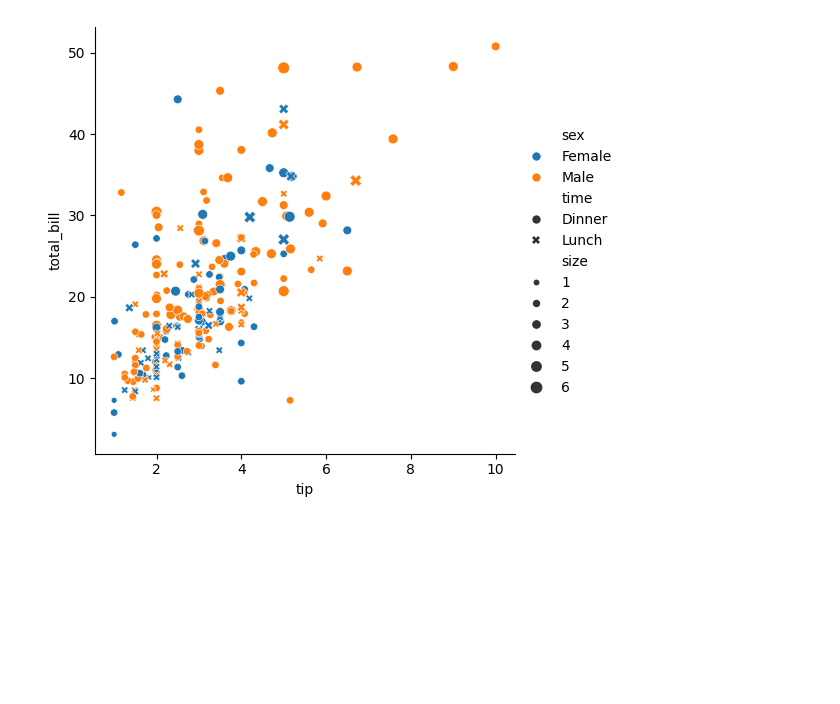
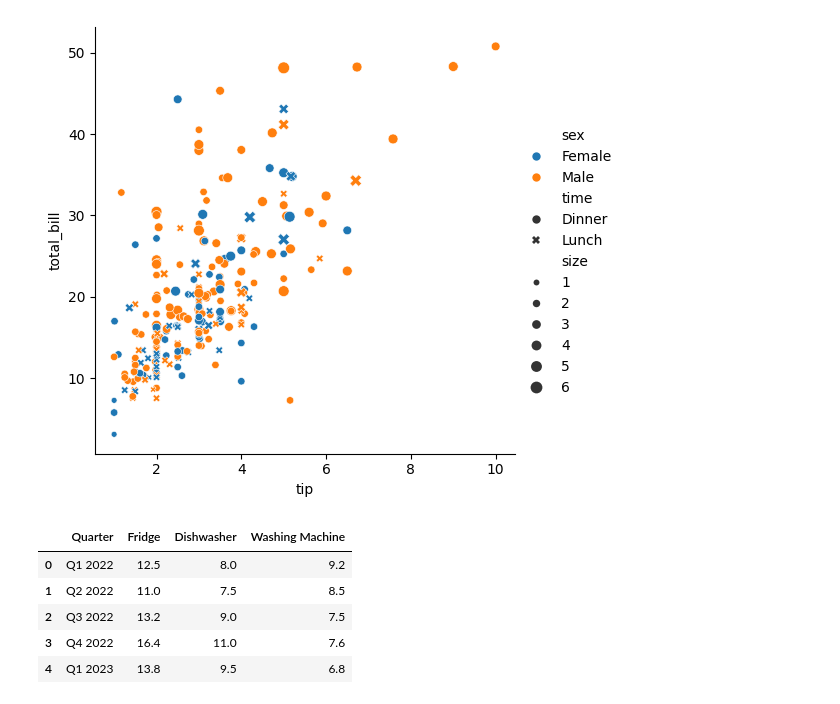
Before and after one commit to redwanhasan07208212/python-basic, a Jupyter notebook: Class_8/SeabornPrac.ipynb, the cells around one changed output. Cells and saved outputs as stored; diff of their text form; code cells hidden in the pictures; blank space fills up the shorter version.

```diff
--- a/Class_8/SeabornPrac.ipynb
+++ b/Class_8/SeabornPrac.ipynb
@@ -65,3 +65,13 @@ sns.relplot(tips,x='tip',y='total_bill',kind='scatter',hue='sex',style='time',si
 # %% [output]
 <seaborn.axisgrid.FacetGrid at 0x...>
 [figure]
+# %%
+data1 = pd.read_excel('linechart.xlsx', sheet_name= 'product sales')
+data1.head()
+# %% [output]
+|  | Quarter | Fridge | Dishwasher | Washing Machine |
+| 0 | Q1 2022 | 12.5 | 8.0 | 9.2 |
+| 1 | Q2 2022 | 11.0 | 7.5 | 8.5 |
+| 2 | Q3 2022 | 13.2 | 9.0 | 7.5 |
+| 3 | Q4 2022 | 16.4 | 11.0 | 7.6 |
+| 4 | Q1 2023 | 13.8 | 9.5 | 6.8 |
```
Also changed, not shown: parts of 1 cell of this notebook.
